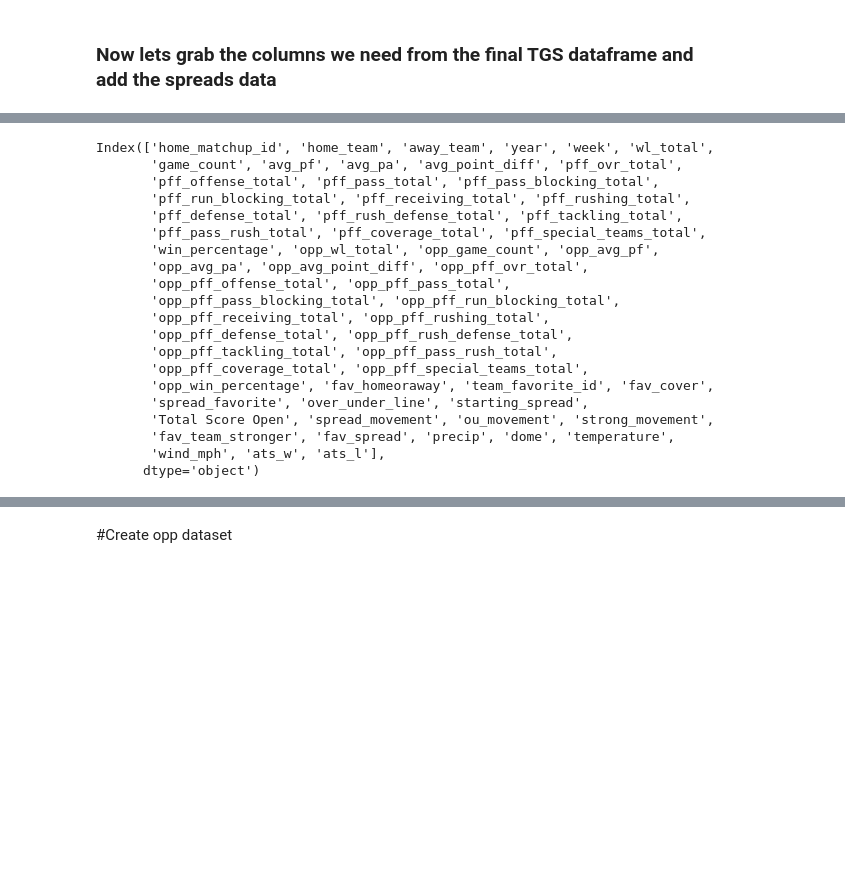
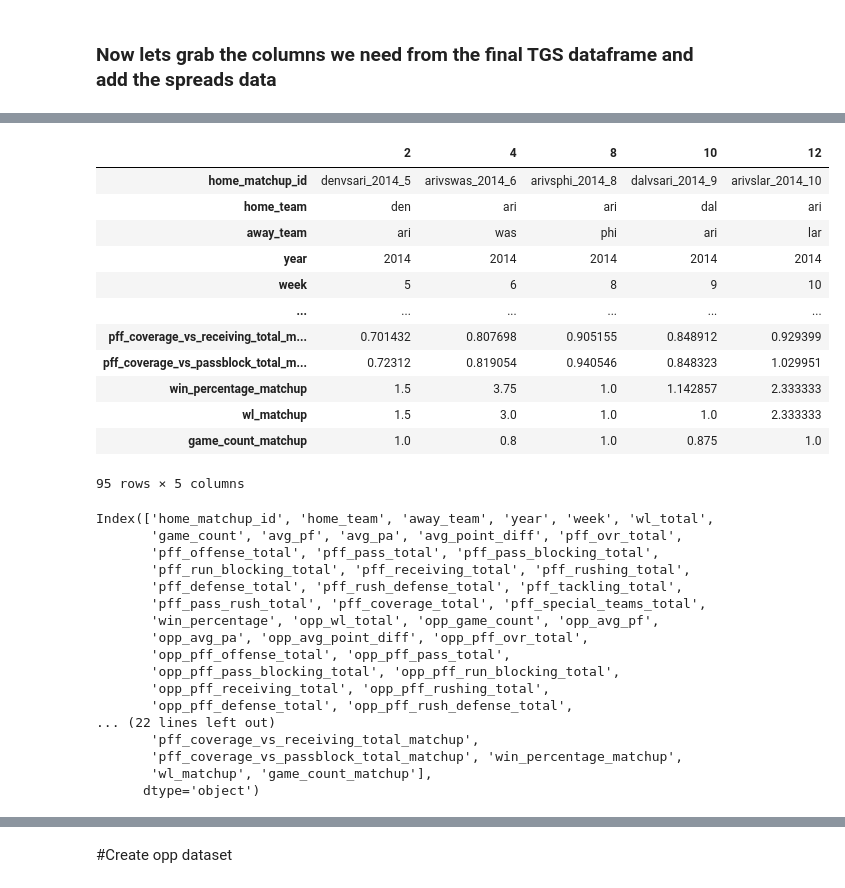
Before and after one commit to ajakks/nfl_models, a Jupyter notebook: create_modeling_data_sample.ipynb, the cells around one changed output, grey strips where cells are left out. Saved outputs shown, nothing was run; the diff lists cells and outputs as text; code cells hidden in the pictures; blank space fills up the shorter version.

```diff
--- a/create_modeling_data_sample.ipynb
+++ b/create_modeling_data_sample.ipynb
@@ -813,5 +904,21 @@ See the caveats in the documentation: https://pandas.pydata.org/pandas-docs/stab
+# %%
+tgs_final.head().T
+# %% [output]
+|  | 2 | 4 | 8 | 10 | 12 |
+| home_matchup_id | denvsari_2014_5 | arivswas_2014_6 | arivsphi_2014_8 | dalvsari_2014_9 | arivslar_2014_10 |
+| home_team | den | ari | ari | dal | ari |
+| away_team | ari | was | phi | ari | lar |
+| year | 2014 | 2014 | 2014 | 2014 | 2014 |
+| week | 5 | 6 | 8 | 9 | 10 |
+| ... | ... | ... | ... | ... | ... |
+| pff_coverage_vs_receiving_total_m... | 0.701432 | 0.807698 | 0.905155 | 0.848912 | 0.929399 |
+| pff_coverage_vs_passblock_total_m... | 0.72312 | 0.819054 | 0.940546 | 0.848323 | 1.029951 |
+| win_percentage_matchup | 1.5 | 3.75 | 1.0 | 1.142857 | 2.333333 |
+| wl_matchup | 1.5 | 3.0 | 1.0 | 1.0 | 2.333333 |
+| game_count_matchup | 1.0 | 0.8 | 1.0 | 0.875 | 1.0 |
+95 rows × 5 columns
 # %%
-tgs_model.columns
+tgs_final.columns
 # %% [output]
 Index(['home_matchup_id', 'home_team', 'away_team', 'year', 'week', 'wl_total',
        'game_count', 'avg_pf', 'avg_pa', 'avg_point_diff', 'pff_ovr_total',
@@ -825,11 +932,8 @@ Index(['home_matchup_id', 'home_team', 'away_team', 'year', 'week', 'wl_total',
        'opp_pff_pass_blocking_total', 'opp_pff_run_blocking_total',
        'opp_pff_receiving_total', 'opp_pff_rushing_total',
        'opp_pff_defense_total', 'opp_pff_rush_defense_total',
-       'opp_pff_tackling_total', 'opp_pff_pass_rush_total',
-       'opp_pff_coverage_total', 'opp_pff_special_teams_total',
-       'opp_win_percentage', 'fav_homeoraway', 'team_favorite_id', 'fav_cover',
-       'spread_favorite', 'over_under_line', 'starting_spread',
-       'Total Score Open', 'spread_movement', 'ou_movement', 'strong_movement',
-       'fav_team_stronger', 'fav_spread', 'precip', 'dome', 'temperature',
-       'wind_mph', 'ats_w', 'ats_l'],
+... (22 lines left out)
+       'pff_coverage_vs_receiving_total_matchup',
+       'pff_coverage_vs_passblock_total_matchup', 'win_percentage_matchup',
+       'wl_matchup', 'game_count_matchup'],
       dtype='object')
```
Also changed, not shown: parts of 20 cells of this notebook.
